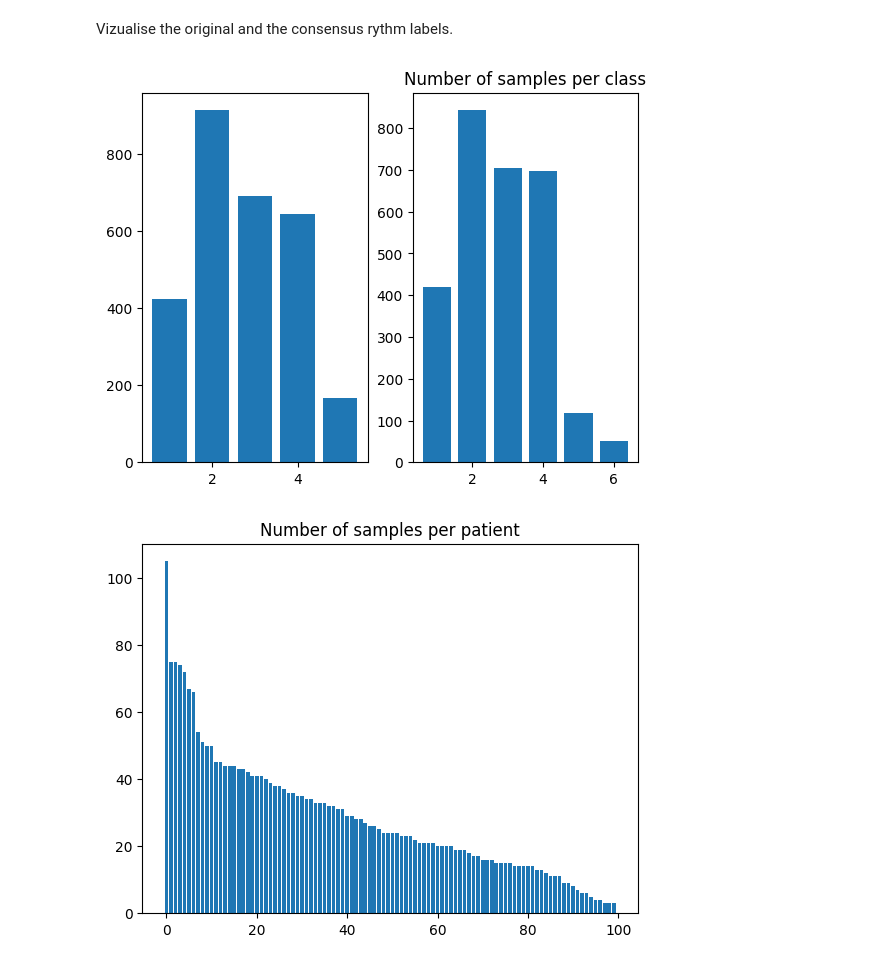
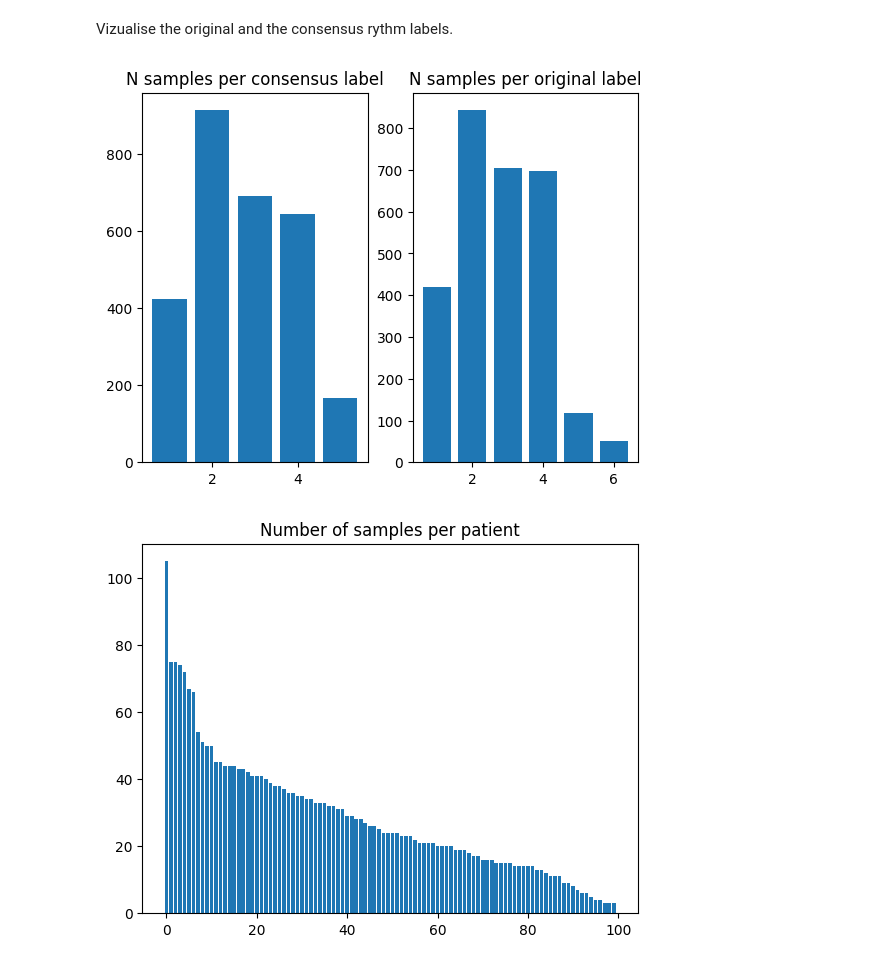
Before and after one commit to halli2/heart_rythm_interpretation, a Jupyter notebook: notebooks/data_vizualisation.ipynb, the cells around one changed output. Saved outputs shown, nothing was run; the diff lists cells and outputs as text; code cells hidden in the pictures.

```diff
--- a/notebooks/data_vizualisation.ipynb
+++ b/notebooks/data_vizualisation.ipynb
@@ -30,13 +41,14 @@ Vizualise the original and the consensus rythm labels.
 # %%
 f, ax = plt.subplots(1, 2)
 c_label_count = df['c_label'].value_counts()
 ax[0].bar(c_label_count.index, c_label_count.values)
+ax[0].set_title("N samples per consensus label")
 o_label_count = df['o_label'].value_counts()
 ax[1].bar(o_label_count.index, o_label_count.values)
-plt.title("Number of samples per class")
+ax[1].set_title("N samples per original label")
 plt.show()
 # %% [output]
-[figure, old version]
+[figure, new version]
 # %%
 num_classes = df['patID'].nunique()
 plt.bar(range(num_classes), df['patID'].value_counts())
```
Also changed, not shown: parts of 13 cells of this notebook, 2 other files.
